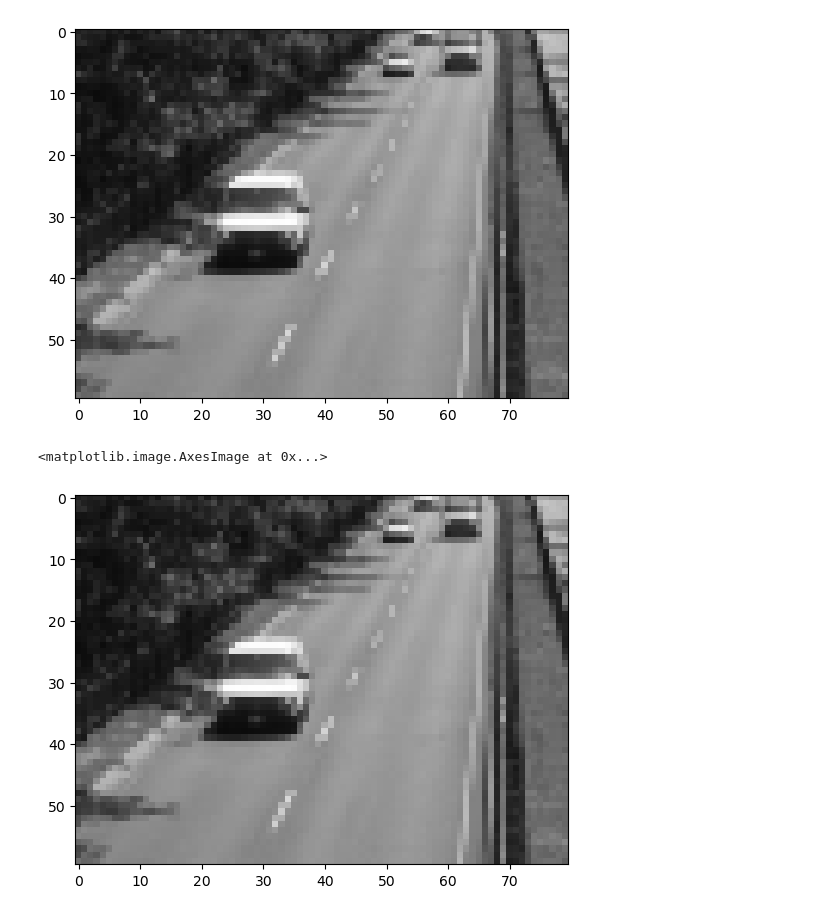
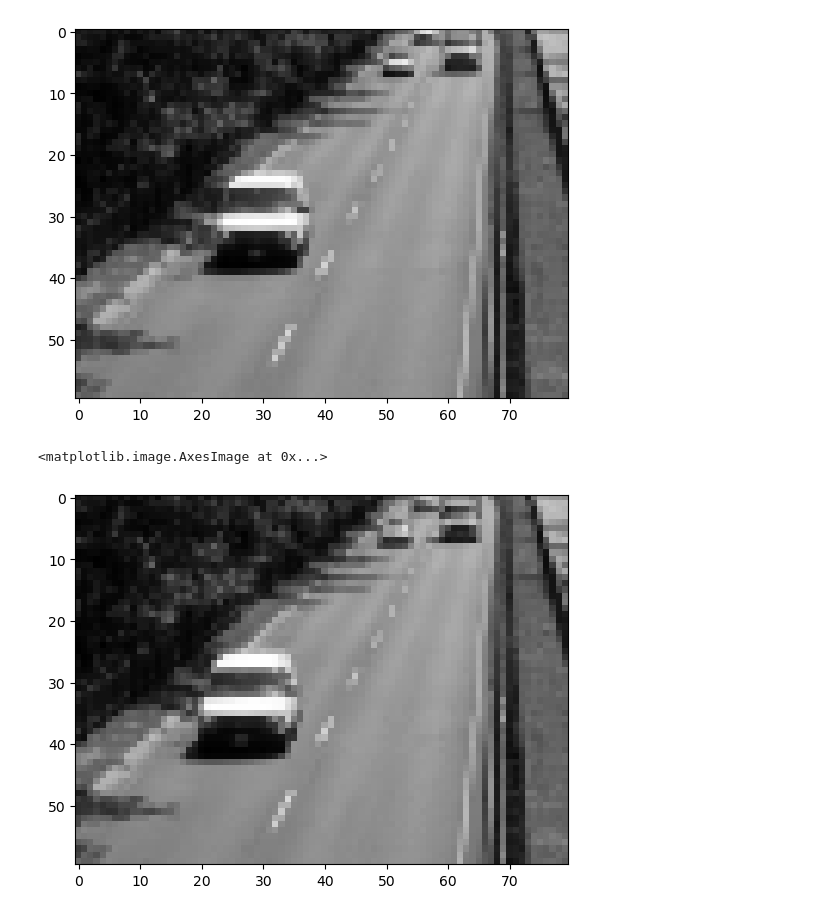
Before and after one commit to MrWlobo/Zaawansowane_Algorytmy_Wizyjne, a Jupyter notebook: Lab07/main.ipynb, the cells around one changed output. Drawn from its saved outputs; the diff is of its cells as text; code cells hidden in the pictures.

```diff
--- a/Lab07/main.ipynb
+++ b/Lab07/main.ipynb
@@ -6,6 +6,6 @@ import matplotlib.pyplot as plt
 # %% [markdown]
 # Block method
 # %%
-I = cv2.imread("I.jpg")
-J = cv2.imread("J.jpg")
+I = cv2.cvtColor(cv2.imread("I.jpg"), cv2.COLOR_RGB2GRAY)
+J = cv2.cvtColor(cv2.imread("J.jpg"), cv2.COLOR_RGB2GRAY)
 # %%
@@ -25,8 +26,8 @@ plt.imshow(I_resized)
 <matplotlib.image.AxesImage at 0x...>
 [figure]
 # %%
-J_resized = cv2.resize(I, (0, 0), fx=0.25, fy=0.25, interpolation=cv2.INTER_AREA)
+J_resized = cv2.resize(J, (0, 0), fx=0.25, fy=0.25, interpolation=cv2.INTER_AREA)
 plt.imshow(J_resized)
 # %% [output]
 <matplotlib.image.AxesImage at 0x...>
-[figure, old version]
+[figure, new version]
```
Also changed, not shown: parts of 3 cells of this notebook.
